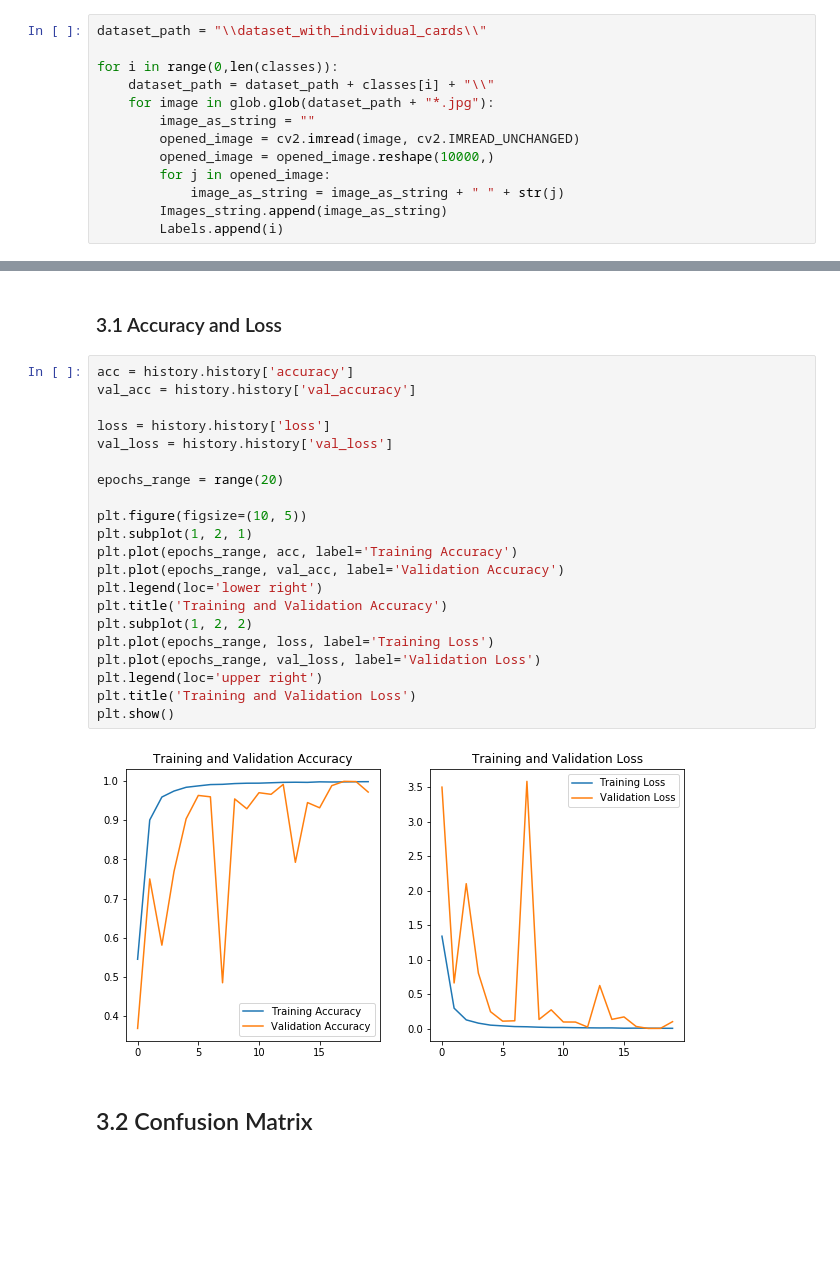
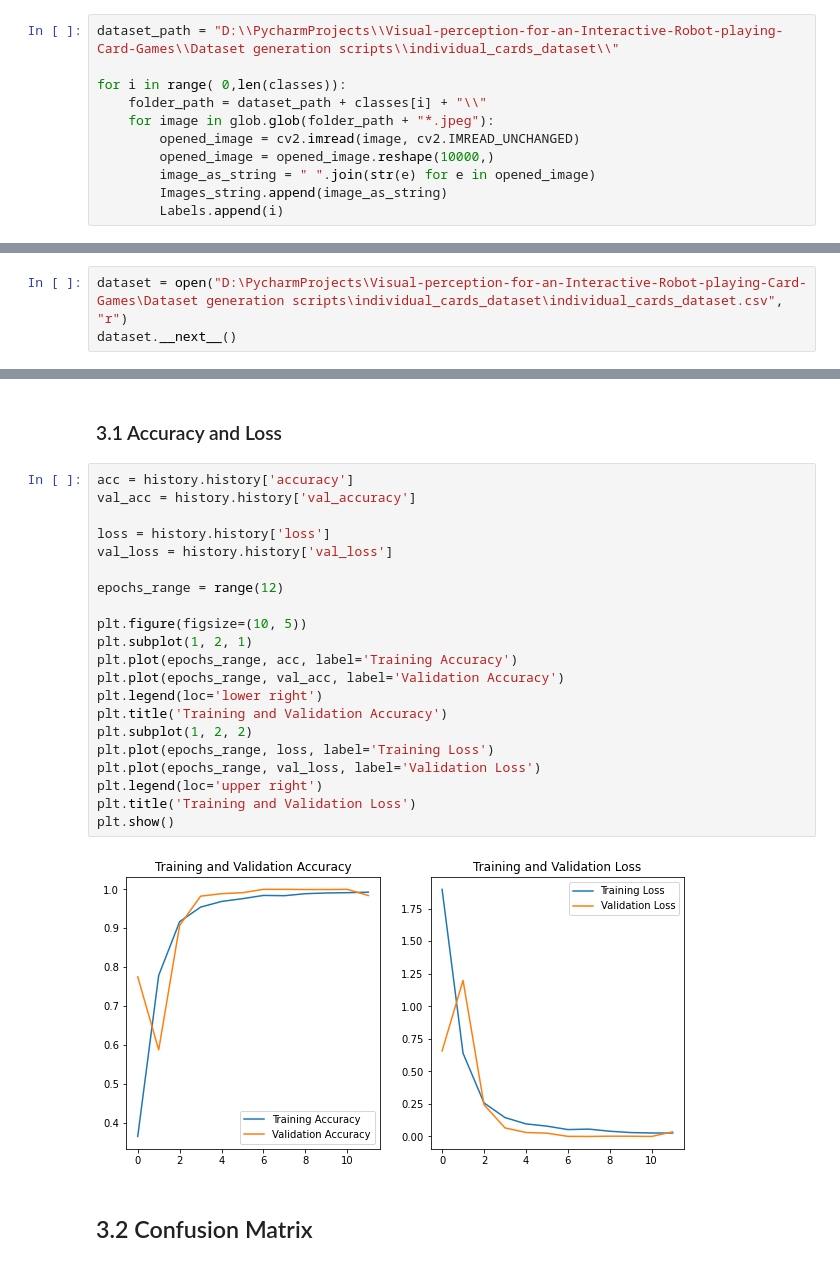
Before and after one commit to shendosmanaj/Visual-perception-for-an-Interactive-Robot-playing-Card-Games, a Jupyter notebook: Deep Learning Models in Jupyter/Card_Classification_notebook.ipynb, the cells around one changed output, grey strips where cells are left out. Drawn from its saved outputs; the diff is of its cells as text; blank space fills up the shorter version.

Commit message:
Speed improvement.
The generation of the dataset csv file from the images is done much faster.

```diff
--- a/Deep Learning Models in Jupyter/Card_Classification_notebook.ipynb
+++ b/Deep Learning Models in Jupyter/Card_Classification_notebook.ipynb
@@ -27,15 +29,13 @@ df_dataset = pd.DataFrame(columns=["Image", "Class"])
 Images_string = []
 Labels = []
 # %%
-dataset_path = "\\dataset_with_individual_cards\\"
+dataset_path = "D:\\PycharmProjects\\Visual-perception-for-an-Interactive-Robot-playing-Card-Games\\Dataset generation scripts\\individual_cards_dataset\\"
 
-for i in range(0,len(classes)):
-    dataset_path = dataset_path + classes[i] + "\\"
-    for image in glob.glob(dataset_path + "*.jpg"):
-        image_as_string = ""
+for i in range( 0,len(classes)):
+    folder_path = dataset_path + classes[i] + "\\"
+    for image in glob.glob(folder_path + "*.jpeg"):
         opened_image = cv2.imread(image, cv2.IMREAD_UNCHANGED)
         opened_image = opened_image.reshape(10000,)
-        for j in opened_image:
-            image_as_string = image_as_string + " " + str(j)
+        image_as_string = " ".join(str(e) for e in opened_image)
         Images_string.append(image_as_string)
         Labels.append(i)
@@ -56,0 +49,3 @@ dataset.__next__()
+# %%
+dataset = open("D:\PycharmProjects\Visual-perception-for-an-Interactive-Robot-playing-Card-Games\Dataset generation scripts\individual_cards_dataset\individual_cards_dataset.csv", "r")
+dataset.__next__()
@@ -273,26 +289,26 @@ new_model.evaluate(testImages, testLabels)
 # %%
 acc = history.history['accuracy']
 val_acc = history.history['val_accuracy']
 
 loss = history.history['loss']
 val_loss = history.history['val_loss']
 
-epochs_range = range(20)
+epochs_range = range(12)
 
 plt.figure(figsize=(10, 5))
 plt.subplot(1, 2, 1)
 plt.plot(epochs_range, acc, label='Training Accuracy')
 plt.plot(epochs_range, val_acc, label='Validation Accuracy')
 plt.legend(loc='lower right')
 plt.title('Training and Validation Accuracy')
 plt.subplot(1, 2, 2)
 plt.plot(epochs_range, loss, label='Training Loss')
 plt.plot(epochs_range, val_loss, label='Validation Loss')
 plt.legend(loc='upper right')
 plt.title('Training and Validation Loss')
 plt.show()
 # %% [output]
-[figure, old version]
+[figure, new version]
 # %% [markdown]
 ## 3.2 Confusion Matrix
 # %%
```
Also changed, not shown: parts of 27 cells of this notebook.
